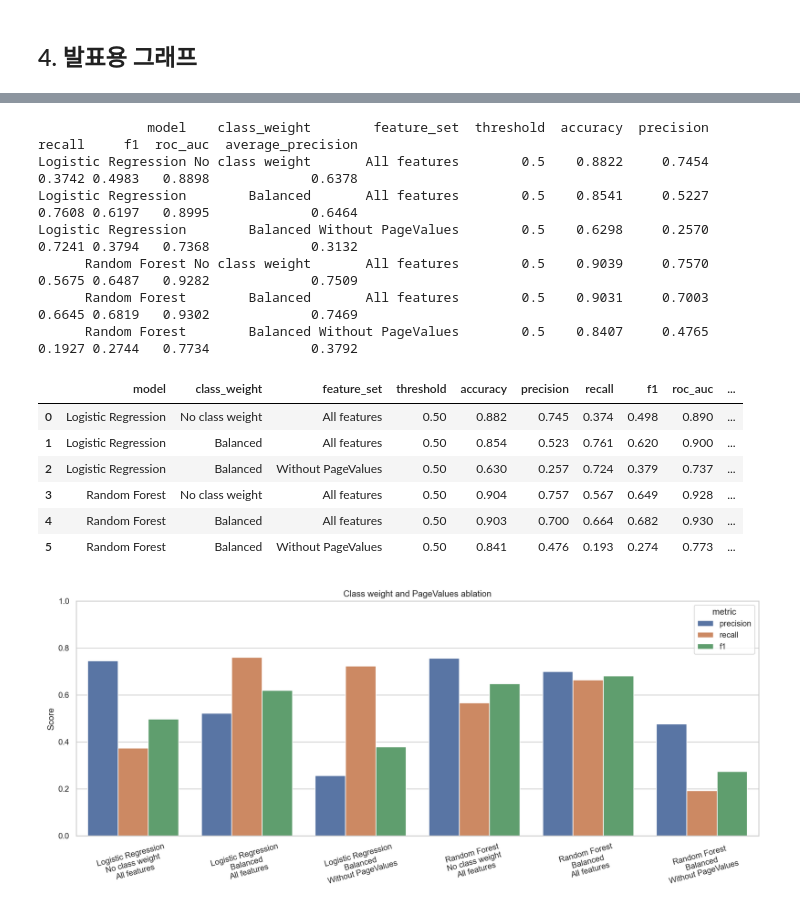
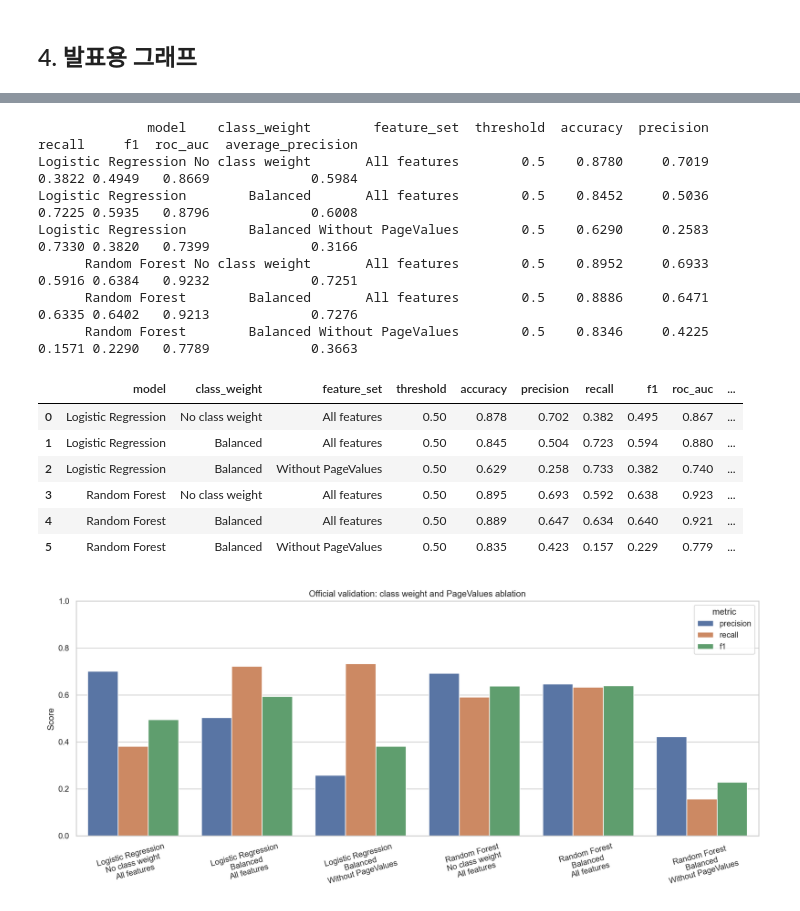
Before and after one commit to JAEMOON-LEEE/AI-Engineering, a Jupyter notebook: members/B/B_baseline_evaluation.ipynb, the cells around one changed output, grey strips where cells are left out. Saved outputs shown, nothing was run; the diff lists cells and outputs as text; code cells hidden in the pictures.

```diff
--- a/members/B/B_baseline_evaluation.ipynb
+++ b/members/B/B_baseline_evaluation.ipynb
@@ -9,18 +9,15 @@ from IPython.display import Image, display
 
 def find_project_root():
     for candidate in [Path.cwd(), *Path.cwd().parents]:
-        if (candidate / 'data' / 'processed' / 'train.csv').exists():
+        if (candidate / 'data' / 'final' / 'train_clean.csv').exists():
             return candidate
-        if (candidate / 'data' / 'train.csv').exists():
-            return candidate
-    raise FileNotFoundError('Project root not found')
+    raise FileNotFoundError('data/final/train_clean.csv이 있는 프로젝트 루트를 찾을 수 없습니다.')
 
 ROOT = find_project_root()
-DATA_DIR = ROOT / 'data'
-PROCESSED_DIR = DATA_DIR / 'processed' if (DATA_DIR / 'processed' / 'train.csv').exists() else DATA_DIR
+FINAL_DIR = ROOT / 'data' / 'final'
 RESULT_ROOT = ROOT / 'outputs' if (ROOT / 'outputs').exists() else ROOT / 'results' / 'B'
 SCRIPT_DIR = ROOT / 'scripts' if (ROOT / 'scripts').exists() else ROOT / 'members' / 'B'
-TRAIN_PATH = PROCESSED_DIR / 'train.csv'
-TEST_PATH = PROCESSED_DIR / 'test.csv'
+TRAIN_PATH = FINAL_DIR / 'train_clean.csv'
+VALIDATION_PATH = FINAL_DIR / 'validation_final.csv'
 print('Project root:', ROOT)
 # %% [output]
@@ -77,17 +75,14 @@ Saved outputs under: /Users/feel1p/Desktop/인공지능 ᄀ
 # %% [markdown]
 ## 3. 기준 성능과 임계값 후보
 # %%
-cv_metrics = pd.read_csv(RESULT_ROOT / 'metrics' / 'cv_baseline_metrics.csv')
-threshold_candidates = pd.read_csv(RESULT_ROOT / 'metrics' / 'cv_threshold_candidates.csv')
-display(cv_metrics.style.format({
+metrics = pd.read_csv(RESULT_ROOT / 'metrics' / 'validation_baseline_metrics.csv')
+threshold_candidates = pd.read_csv(RESULT_ROOT / 'metrics' / 'validation_threshold_candidates.csv')
+formatters = {
     'threshold': '{:.2f}', 'accuracy': '{:.3f}', 'precision': '{:.3f}',
     'recall': '{:.3f}', 'f1': '{:.3f}', 'roc_auc': '{:.3f}',
     'average_precision': '{:.3f}'
-}))
-display(threshold_candidates.style.format({
-    'threshold': '{:.2f}', 'accuracy': '{:.3f}', 'precision': '{:.3f}',
-    'recall': '{:.3f}', 'f1': '{:.3f}', 'roc_auc': '{:.3f}',
-    'average_precision': '{:.3f}'
-}))
+}
+display(metrics.style.format(formatters))
+display(threshold_candidates.style.format(formatters))
 # %% [output]
 |  | model | evaluation | threshold | accuracy | precision | recall | f1 | roc_auc | average_precision |
@@ -120,26 +115,22 @@ for filename in [
 # %%
 from run_ablation import main as run_ablation
 run_ablation()
-ablation_metrics = pd.read_csv(RESULT_ROOT / 'metrics' / 'cv_ablation_metrics.csv')
-display(ablation_metrics.style.format({
-    'threshold': '{:.2f}', 'accuracy': '{:.3f}', 'precision': '{:.3f}',
-    'recall': '{:.3f}', 'f1': '{:.3f}', 'roc_auc': '{:.3f}',
-    'average_precision': '{:.3f}'
-}))
-display(Image(filename=str(RESULT_ROOT / 'figures' / 'cv_ablation_comparison.png')))
+ablation = pd.read_csv(RESULT_ROOT / 'metrics' / 'validation_ablation_metrics.csv')
+display(ablation.style.format(formatters))
+display(Image(filename=str(RESULT_ROOT / 'figures' / 'validation_ablation_comparison.png')))
 # %% [output]
               model    class_weight        feature_set  threshold  accuracy  precision  recall     f1  roc_auc  average_precision
-Logistic Regression No class weight       All features        0.5    0.8822     0.7454  0.3742 0.4983   0.8898             0.6378
-Logistic Regression        Balanced       All features        0.5    0.8541     0.5227  0.7608 0.6197   0.8995             0.6464
-Logistic Regression        Balanced Without PageValues        0.5    0.6298     0.2570  0.7241 0.3794   0.7368             0.3132
-      Random Forest No class weight       All features        0.5    0.9039     0.7570  0.5675 0.6487   0.9282             0.7509
-      Random Forest        Balanced       All features        0.5    0.9031     0.7003  0.6645 0.6819   0.9302             0.7469
-      Random Forest        Balanced Without PageValues        0.5    0.8407     0.4765  0.1927 0.2744   0.7734             0.3792
+Logistic Regression No class weight       All features        0.5    0.8780     0.7019  0.3822 0.4949   0.8669             0.5984
+Logistic Regression        Balanced       All features        0.5    0.8452     0.5036  0.7225 0.5935   0.8796             0.6008
+Logistic Regression        Balanced Without PageValues        0.5    0.6290     0.2583  0.7330 0.3820   0.7399             0.3166
+      Random Forest No class weight       All features        0.5    0.8952     0.6933  0.5916 0.6384   0.9232             0.7251
+      Random Forest        Balanced       All features        0.5    0.8886     0.6471  0.6335 0.6402   0.9213             0.7276
+      Random Forest        Balanced Without PageValues        0.5    0.8346     0.4225  0.1571 0.2290   0.7789             0.3663
 |  | model | class_weight | feature_set | threshold | accuracy | precision | recall | f1 | roc_auc | ... |
-| 0 | Logistic Regression | No class weight | All features | 0.50 | 0.882 | 0.745 | 0.374 | 0.498 | 0.890 | ... |
-| 1 | Logistic Regression | Balanced | All features | 0.50 | 0.854 | 0.523 | 0.761 | 0.620 | 0.900 | ... |
-| 2 | Logistic Regression | Balanced | Without PageValues | 0.50 | 0.630 | 0.257 | 0.724 | 0.379 | 0.737 | ... |
-| 3 | Random Forest | No class weight | All features | 0.50 | 0.904 | 0.757 | 0.567 | 0.649 | 0.928 | ... |
-| 4 | Random Forest | Balanced | All features | 0.50 | 0.903 | 0.700 | 0.664 | 0.682 | 0.930 | ... |
-| 5 | Random Forest | Balanced | Without PageValues | 0.50 | 0.841 | 0.476 | 0.193 | 0.274 | 0.773 | ... |
+| 0 | Logistic Regression | No class weight | All features | 0.50 | 0.878 | 0.702 | 0.382 | 0.495 | 0.867 | ... |
+| 1 | Logistic Regression | Balanced | All features | 0.50 | 0.845 | 0.504 | 0.723 | 0.594 | 0.880 | ... |
+| 2 | Logistic Regression | Balanced | Without PageValues | 0.50 | 0.629 | 0.258 | 0.733 | 0.382 | 0.740 | ... |
+| 3 | Random Forest | No class weight | All features | 0.50 | 0.895 | 0.693 | 0.592 | 0.638 | 0.923 | ... |
+| 4 | Random Forest | Balanced | All features | 0.50 | 0.889 | 0.647 | 0.634 | 0.640 | 0.921 | ... |
+| 5 | Random Forest | Balanced | Without PageValues | 0.50 | 0.835 | 0.423 | 0.157 | 0.229 | 0.779 | ... |
-[figure, old version]
+[figure, new version]
```
Also changed, not shown: parts of 13 cells of this notebook, 3 other files.
